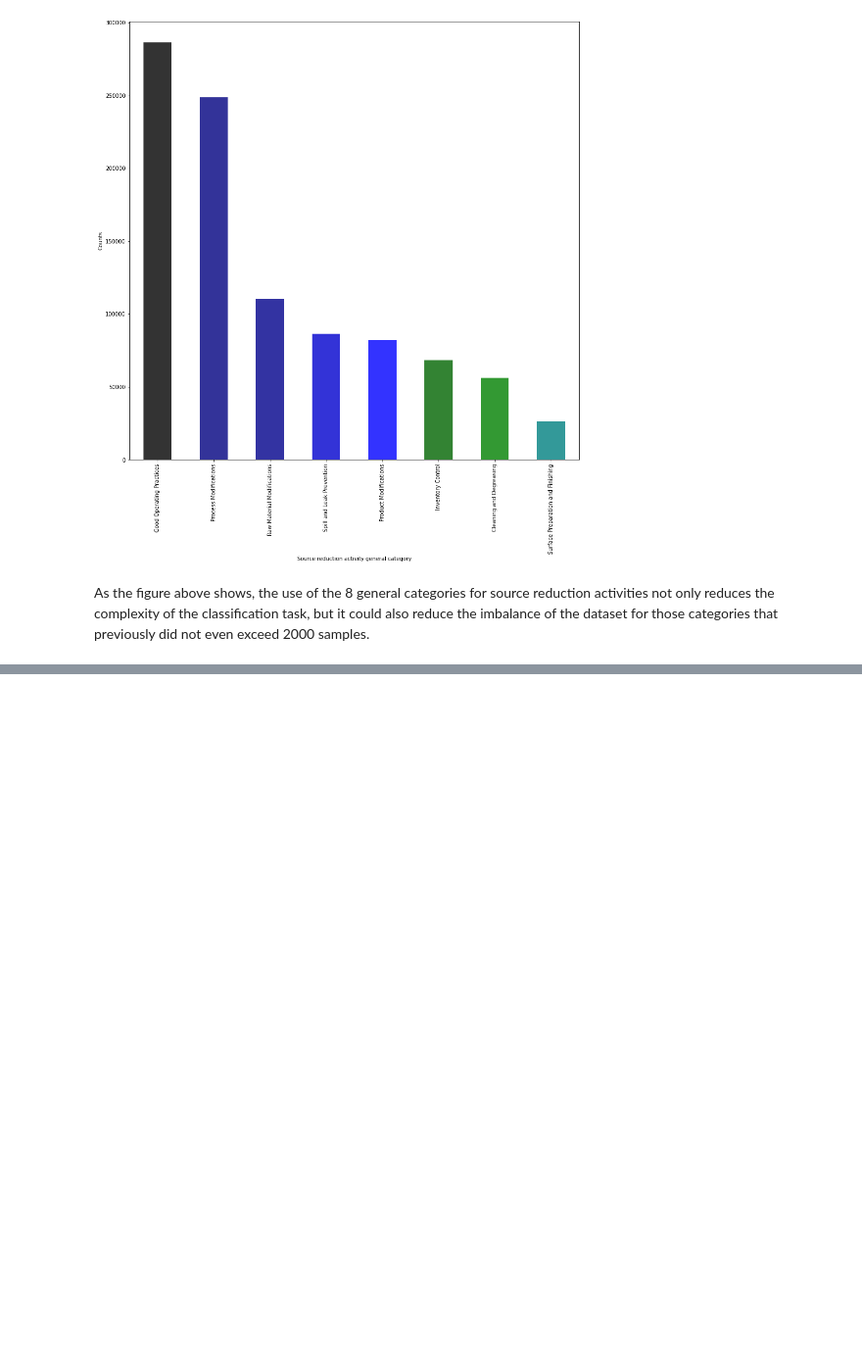
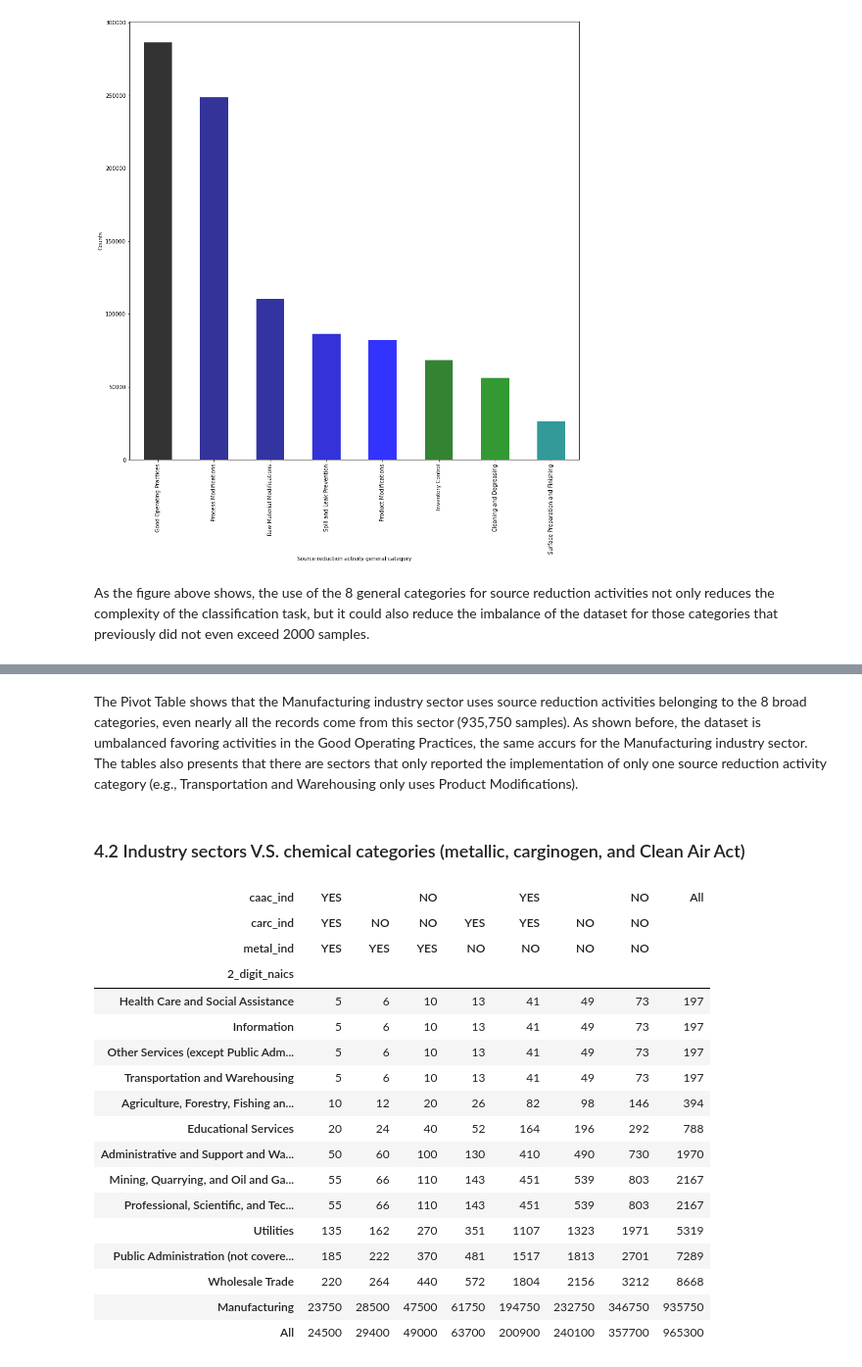
Before and after one commit to jodhernandezbe/ChemSoR_project, a Jupyter notebook: notebooks/1-jodhernandezbe-EDA.ipynb, the cells around one changed output, grey strips where cells are left out. Shown: that part at 98% size. Drawn from its saved outputs; the diff is of its cells as text; code cells hidden in the pictures; blank space fills up the shorter version.

```diff
--- a/notebooks/1-jodhernandezbe-EDA.ipynb
+++ b/notebooks/1-jodhernandezbe-EDA.ipynb
@@ -444,0 +463,30 @@ As the figure above shows, the use of the 8 general categories for source reduct
+# %% [markdown]
+The Pivot Table shows that the Manufacturing industry sector uses source reduction activities belonging to the 8 broad categories, even nearly all the records come from this sector (935,750 samples). As shown before, the dataset is umbalanced favoring activities in the Good Operating Practices, the same accurs for the Manufacturing industry sector. The tables also presents that there are sectors that only reported the implementation of only one source reduction activity category (e.g., Transportation and Warehousing only uses Product Modifications).
+# %% [markdown]
+### 4.2 Industry sectors V.S. chemical categories (metallic, carginogen, and Clean Air Act)
+# %%
+pivottable2 = pd.pivot_table(df, values='times', index=['2_digit_naics'],
+               columns=['caac_ind', 'carc_ind', 'metal_ind'],
+               aggfunc=np.sum, fill_value=0, margins=True)
+pivottable2.sort_values(by='All', inplace=True, axis=0)
+pivottable2.sort_values(by='All', inplace=True, axis=1)
+pivottable2
+# %% [output]
+| caac_ind | YES |  | NO |  | YES |  | NO | All |
+| carc_ind | YES | NO | NO | YES | YES | NO | NO |  |
+| metal_ind | YES | YES | YES | NO | NO | NO | NO |  |
+| 2_digit_naics |  |  |  |  |  |  |  |  |
+| Health Care and Social Assistance | 5 | 6 | 10 | 13 | 41 | 49 | 73 | 197 |
+| Information | 5 | 6 | 10 | 13 | 41 | 49 | 73 | 197 |
+| Other Services (except Public Adm... | 5 | 6 | 10 | 13 | 41 | 49 | 73 | 197 |
+| Transportation and Warehousing | 5 | 6 | 10 | 13 | 41 | 49 | 73 | 197 |
+| Agriculture, Forestry, Fishing an... | 10 | 12 | 20 | 26 | 82 | 98 | 146 | 394 |
+| Educational Services | 20 | 24 | 40 | 52 | 164 | 196 | 292 | 788 |
+| Administrative and Support and Wa... | 50 | 60 | 100 | 130 | 410 | 490 | 730 | 1970 |
+| Mining, Quarrying, and Oil and Ga... | 55 | 66 | 110 | 143 | 451 | 539 | 803 | 2167 |
+| Professional, Scientific, and Tec... | 55 | 66 | 110 | 143 | 451 | 539 | 803 | 2167 |
+| Utilities | 135 | 162 | 270 | 351 | 1107 | 1323 | 1971 | 5319 |
+| Public Administration (not covere... | 185 | 222 | 370 | 481 | 1517 | 1813 | 2701 | 7289 |
+| Wholesale Trade | 220 | 264 | 440 | 572 | 1804 | 2156 | 3212 | 8668 |
+| Manufacturing | 23750 | 28500 | 47500 | 61750 | 194750 | 232750 | 346750 | 935750 |
+| All | 24500 | 29400 | 49000 | 63700 | 200900 | 240100 | 357700 | 965300 |
```
Also changed, not shown: parts of 27 cells of this notebook, 2 other files.
